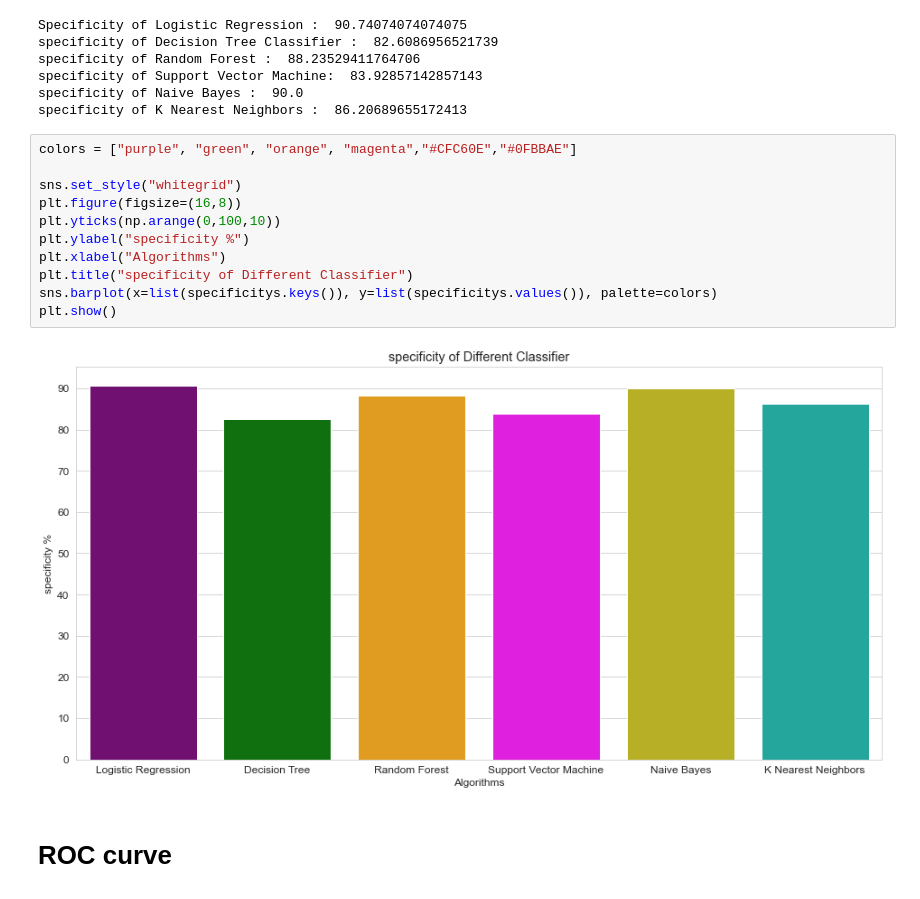
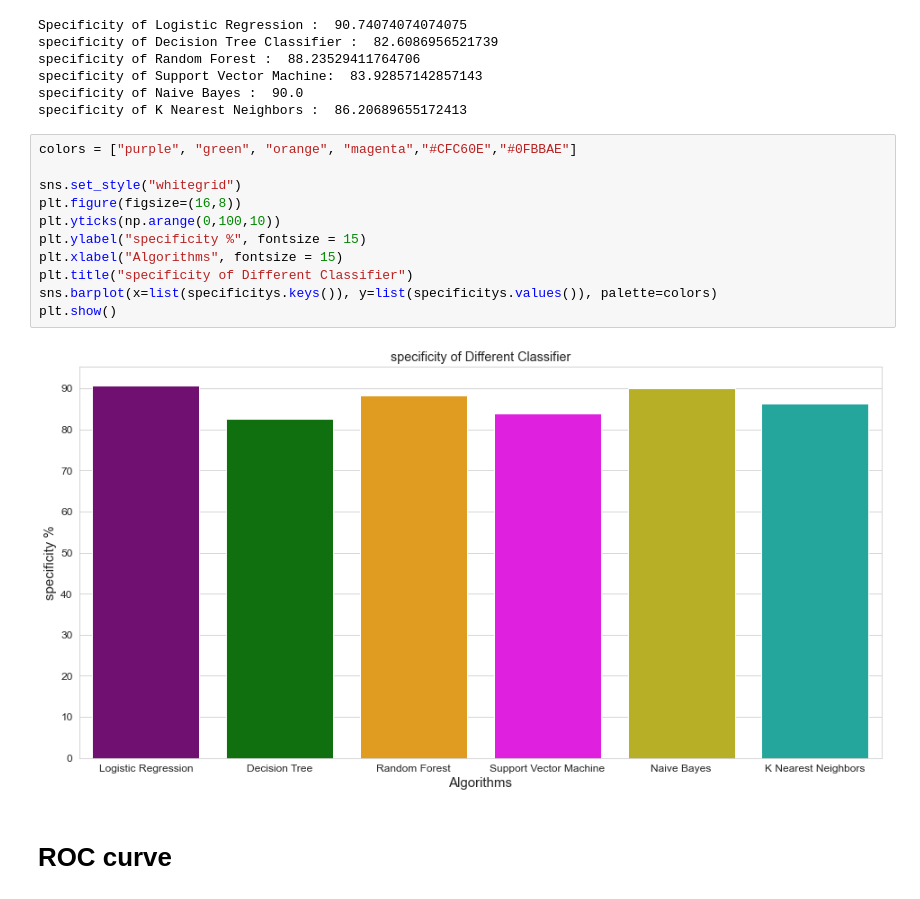
Before and after one commit to MinhajulAkib/Heart-disease-analysis, a Jupyter notebook: Heart Disease Model .ipynb, the cells around one changed output. Saved outputs shown, nothing was run; the diff lists cells and outputs as text.

```diff
--- a/Heart Disease Model .ipynb
+++ b/Heart Disease Model .ipynb
@@ -626,16 +627,16 @@ specificity of K Nearest Neighbors :  86.20689655172413
 # %%
 colors = ["purple", "green", "orange", "magenta","#CFC60E","#0FBBAE"]
 
 sns.set_style("whitegrid")
 plt.figure(figsize=(16,8))
 plt.yticks(np.arange(0,100,10))
-plt.ylabel("specificity %")
-plt.xlabel("Algorithms")
+plt.ylabel("specificity %", fontsize = 15)
+plt.xlabel("Algorithms", fontsize = 15)
 plt.title("specificity of Different Classifier")
 sns.barplot(x=list(specificitys.keys()), y=list(specificitys.values()), palette=colors)
 plt.show()
 # %% [output]
-[figure, old version]
+[figure, new version]
 # %% [markdown]
 # ROC curve
 # %%
```
Also changed, not shown: parts of 1 cell of this notebook.
